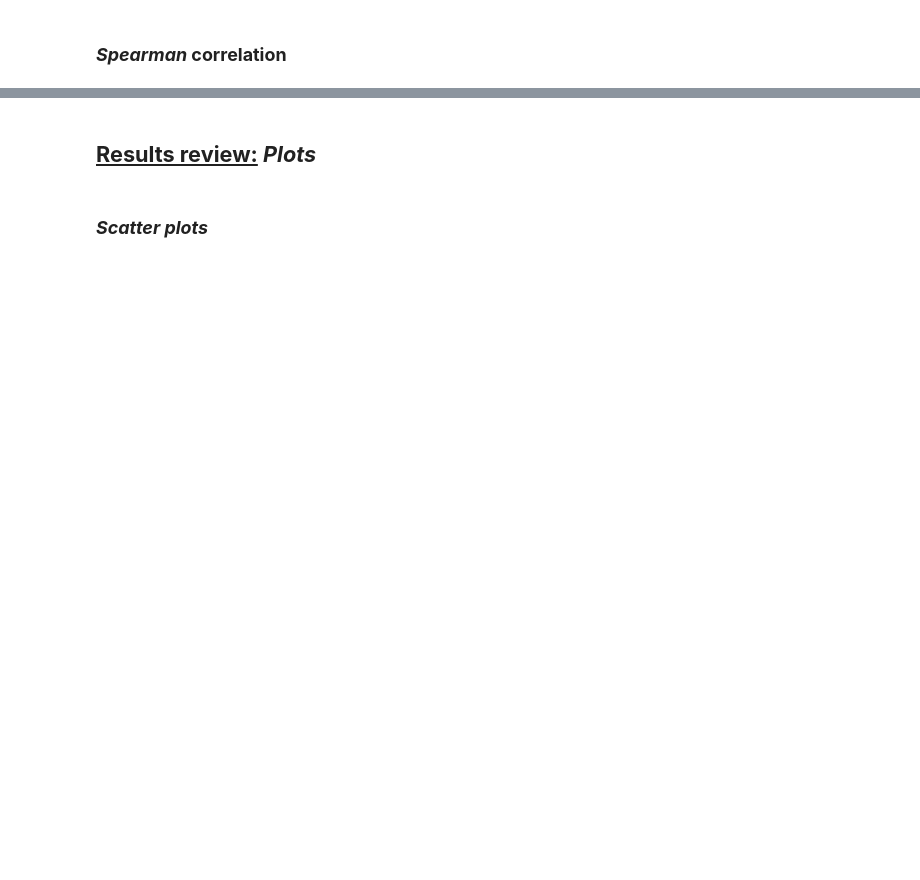
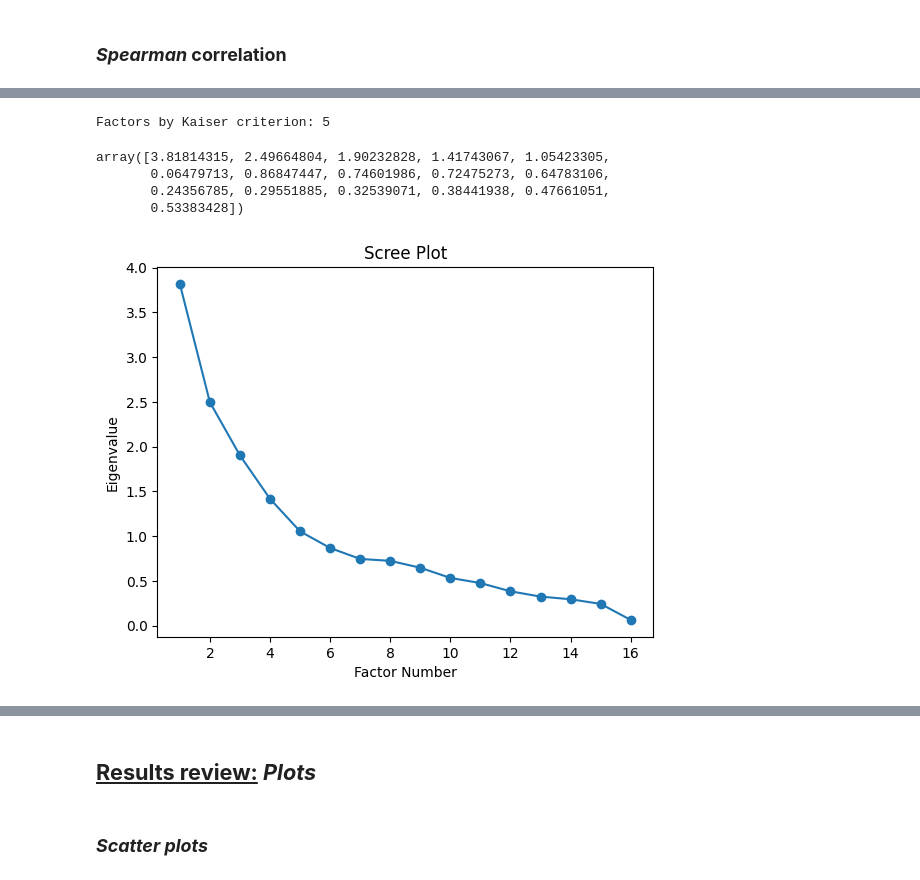
Before and after one commit to pante31/LLM_Creativity, a Jupyter notebook: results-review.ipynb, the cells around one changed output, grey strips where cells are left out. Drawn from its saved outputs; the diff is of its cells as text; code cells hidden in the pictures; blank space fills up the shorter version.

```diff
--- a/results-review.ipynb
+++ b/results-review.ipynb
@@ -213,0 +265,20 @@ plt.show()
+# %%
+eigenvalues, eigenvectors = np.linalg.eig(corr)
+kaiser_criterion = sum(eigenvalues > 1)
+print("Factors by Kaiser criterion:", kaiser_criterion)
+
+eigenvalues
+# %% [output]
+Factors by Kaiser criterion: 5
+array([3.81814315, 2.49664804, 1.90232828, 1.41743067, 1.05423305,
+       0.06479713, 0.86847447, 0.74601986, 0.72475273, 0.64783106,
+       0.24356785, 0.29551885, 0.32539071, 0.38441938, 0.47661051,
+       0.53383428])
+# %%
+plt.plot(range(1, len(eigenvalues)+1), sorted(eigenvalues, reverse=True), marker='o')
+plt.xlabel('Factor Number')
+plt.ylabel('Eigenvalue')
+plt.title('Scree Plot')
+plt.show()
+# %% [output]
+[figure, added]
```
Also changed, not shown: parts of 18 cells of this notebook.
